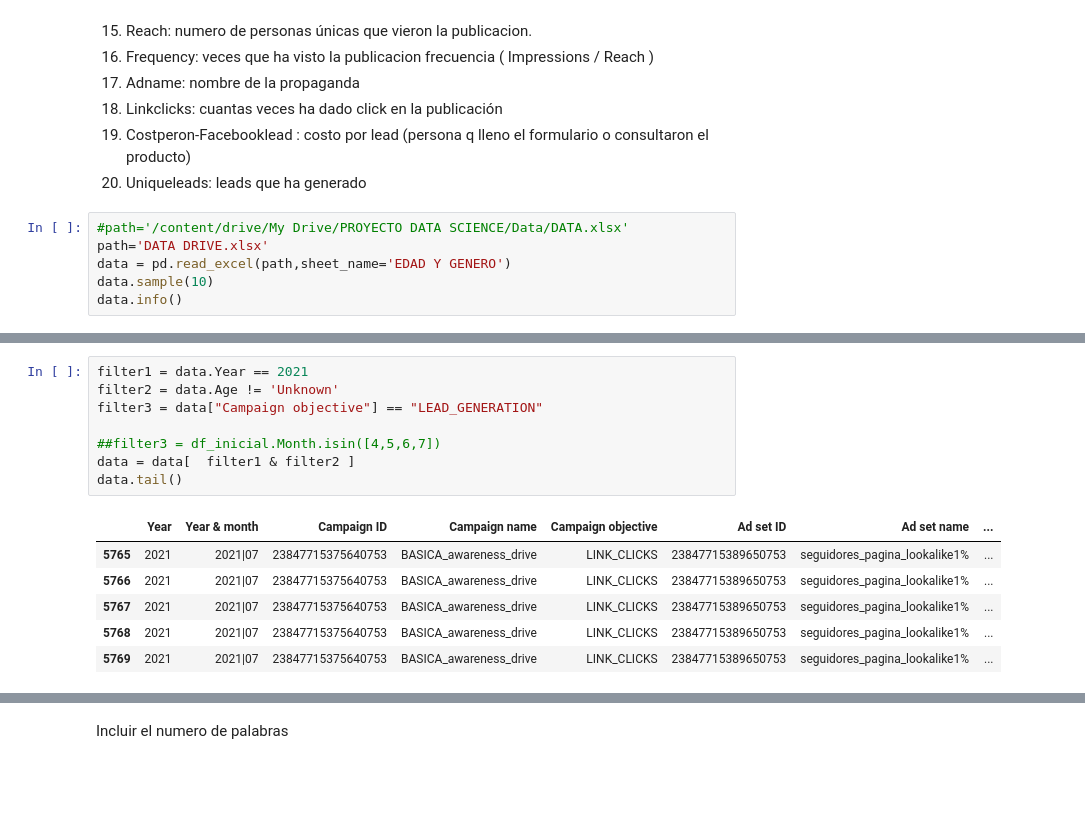
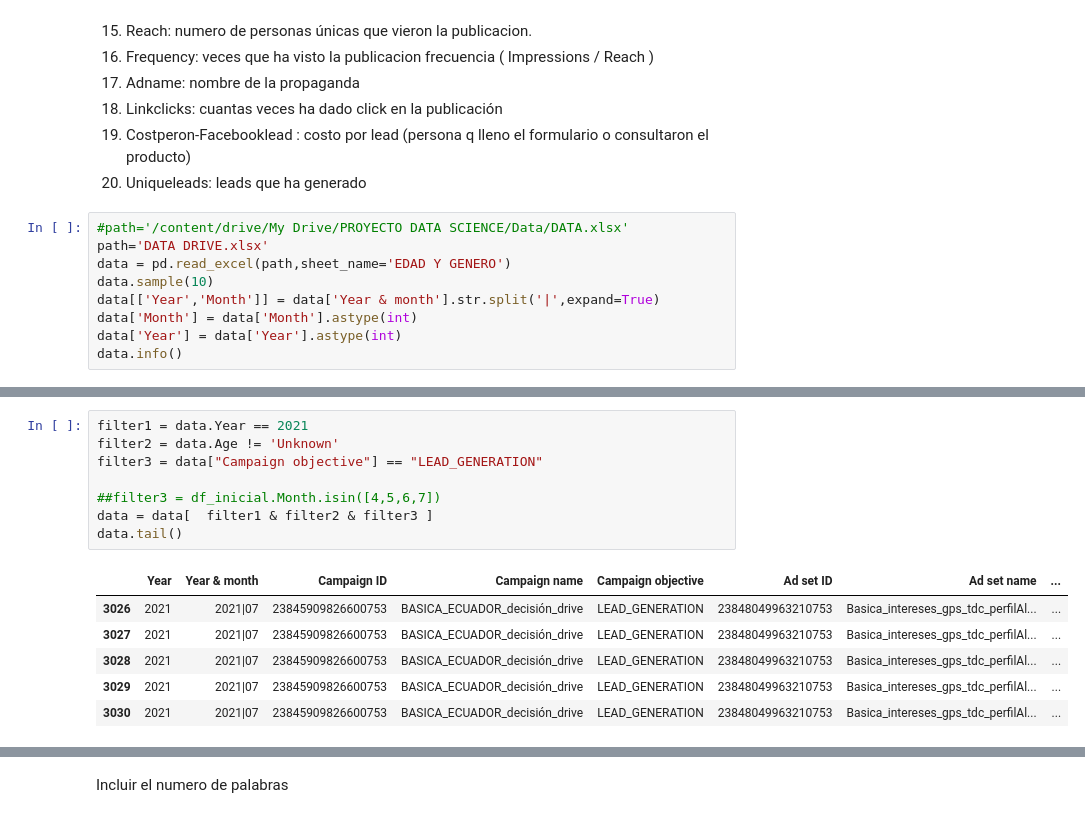
Before and after one commit to cvillarr123/marketingKPI, a Jupyter notebook: PROYECTO.ipynb, the cells around one changed output, grey strips where cells are left out. Saved outputs shown, nothing was run; the diff lists cells and outputs as text; blank space fills up the shorter version.

```diff
--- a/PROYECTO.ipynb
+++ b/PROYECTO.ipynb
@@ -104,6 +101,9 @@ from sklearn.base import TransformerMixin
 path='DATA DRIVE.xlsx'
 data = pd.read_excel(path,sheet_name='EDAD Y GENERO')
 data.sample(10)
+data[['Year','Month']] = data['Year & month'].str.split('|',expand=True)
+data['Month'] = data['Month'].astype(int)
+data['Year'] = data['Year'].astype(int)
 data.info()
 # %% [output]
 <class 'pandas.core.frame.DataFrame'>
@@ -126,18 +135,18 @@ memory usage: 1.3+ MB
 # %%
 filter1 = data.Year == 2021
 filter2 = data.Age != 'Unknown'
 filter3 = data["Campaign objective"] == "LEAD_GENERATION"
 
 ##filter3 = df_inicial.Month.isin([4,5,6,7])
-data = data[  filter1 & filter2 ]
+data = data[  filter1 & filter2 & filter3 ]
 data.tail()
 # %% [output]
 |  | Year | Year & month | Campaign ID | Campaign name | Campaign objective | Ad set ID | Ad set name | ... |
-| 5765 | 2021 | 2021|07 | 23847715375640753 | BASICA_awareness_drive | LINK_CLICKS | 23847715389650753 | seguidores_pagina_lookalike1% | ... |
-| 5766 | 2021 | 2021|07 | 23847715375640753 | BASICA_awareness_drive | LINK_CLICKS | 23847715389650753 | seguidores_pagina_lookalike1% | ... |
-| 5767 | 2021 | 2021|07 | 23847715375640753 | BASICA_awareness_drive | LINK_CLICKS | 23847715389650753 | seguidores_pagina_lookalike1% | ... |
-| 5768 | 2021 | 2021|07 | 23847715375640753 | BASICA_awareness_drive | LINK_CLICKS | 23847715389650753 | seguidores_pagina_lookalike1% | ... |
-| 5769 | 2021 | 2021|07 | 23847715375640753 | BASICA_awareness_drive | LINK_CLICKS | 23847715389650753 | seguidores_pagina_lookalike1% | ... |
+| 3026 | 2021 | 2021|07 | 23845909826600753 | BASICA_ECUADOR_decisión_drive | LEAD_GENERATION | 23848049963210753 | Basica_intereses_gps_tdc_perfilAl... | ... |
+| 3027 | 2021 | 2021|07 | 23845909826600753 | BASICA_ECUADOR_decisión_drive | LEAD_GENERATION | 23848049963210753 | Basica_intereses_gps_tdc_perfilAl... | ... |
+| 3028 | 2021 | 2021|07 | 23845909826600753 | BASICA_ECUADOR_decisión_drive | LEAD_GENERATION | 23848049963210753 | Basica_intereses_gps_tdc_perfilAl... | ... |
+| 3029 | 2021 | 2021|07 | 23845909826600753 | BASICA_ECUADOR_decisión_drive | LEAD_GENERATION | 23848049963210753 | Basica_intereses_gps_tdc_perfilAl... | ... |
+| 3030 | 2021 | 2021|07 | 23845909826600753 | BASICA_ECUADOR_decisión_drive | LEAD_GENERATION | 23848049963210753 | Basica_intereses_gps_tdc_perfilAl... | ... |
 # %%
 # remover espacios en el nombre de las columnas
 data.columns = data.columns.str.replace(' ', '')
```
Also changed, not shown: parts of 40 cells of this notebook.
